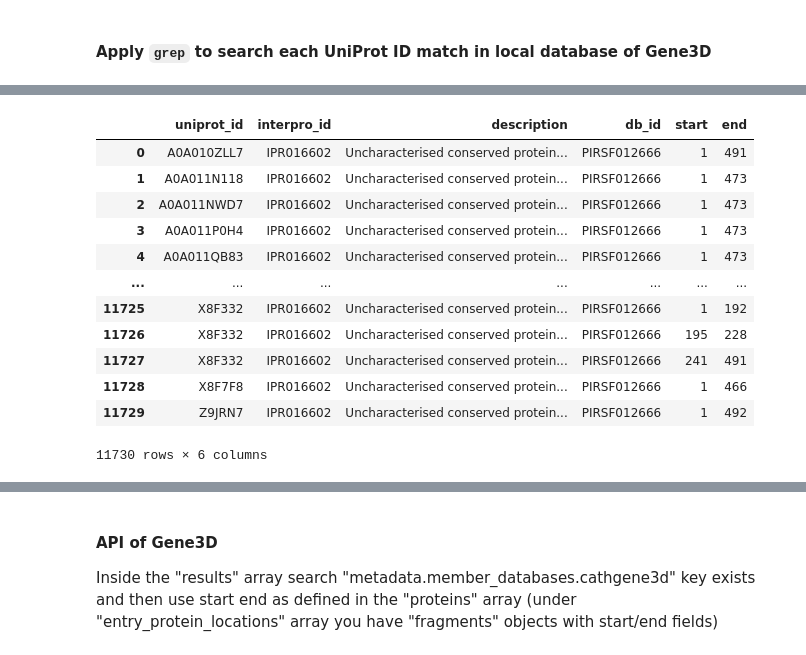
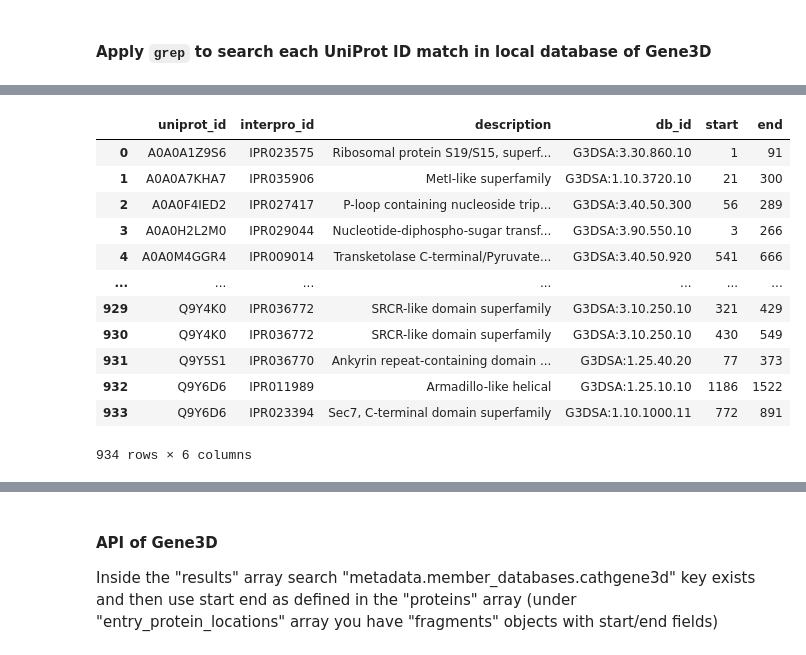
Before and after one commit to BioComputingUP/caid2-reference, a Jupyter notebook: src/notebooks/references.ipynb, the cells around one changed output, grey strips where cells are left out. Saved outputs shown, nothing was run; the diff lists cells and outputs as text; code cells hidden in the pictures.

Commit message:
Added Gene3D Dataframe and reference.

```diff
--- a/src/notebooks/references.ipynb
+++ b/src/notebooks/references.ipynb
@@ -731,22 +738,22 @@ gzip "${dir_results_tables}/gene3d_for_caid2.tsv"
 # %%
 try:
-    os.path.exists(f'{dir_results_tables}/gene3d_for_caid2.tsv.gz')
+    os.path.exists(f'{dir_results_tables}/gene3d_g3dsa_for_caid2.tsv')
 except FileNotFoundError as e:
     raise e
 else:
-    df_gene3d = pd.read_table(f'{dir_results_tables}/gene3d_for_caid2.tsv.gz', header=0)
+    df_gene3d = pd.read_table(f'{dir_results_tables}/gene3d_g3dsa_for_caid2.tsv', header=0)
 df_gene3d
 # %% [output]
 |  | uniprot_id | interpro_id | description | db_id | start | end |
-| 0 | A0A010ZLL7 | IPR016602 | Uncharacterised conserved protein... | PIRSF012666 | 1 | 491 |
-| 1 | A0A011N118 | IPR016602 | Uncharacterised conserved protein... | PIRSF012666 | 1 | 473 |
-| 2 | A0A011NWD7 | IPR016602 | Uncharacterised conserved protein... | PIRSF012666 | 1 | 473 |
-| 3 | A0A011P0H4 | IPR016602 | Uncharacterised conserved protein... | PIRSF012666 | 1 | 473 |
-| 4 | A0A011QB83 | IPR016602 | Uncharacterised conserved protein... | PIRSF012666 | 1 | 473 |
+| 0 | A0A0A1Z9S6 | IPR023575 | Ribosomal protein S19/S15, superf... | G3DSA:3.30.860.10 | 1 | 91 |
+| 1 | A0A0A7KHA7 | IPR035906 | MetI-like superfamily | G3DSA:1.10.3720.10 | 21 | 300 |
+| 2 | A0A0F4IED2 | IPR027417 | P-loop containing nucleoside trip... | G3DSA:3.40.50.300 | 56 | 289 |
+| 3 | A0A0H2L2M0 | IPR029044 | Nucleotide-diphospho-sugar transf... | G3DSA:3.90.550.10 | 3 | 266 |
+| 4 | A0A0M4GGR4 | IPR009014 | Transketolase C-terminal/Pyruvate... | G3DSA:3.40.50.920 | 541 | 666 |
 | ... | ... | ... | ... | ... | ... | ... |
-| 11725 | X8F332 | IPR016602 | Uncharacterised conserved protein... | PIRSF012666 | 1 | 192 |
-| 11726 | X8F332 | IPR016602 | Uncharacterised conserved protein... | PIRSF012666 | 195 | 228 |
-| 11727 | X8F332 | IPR016602 | Uncharacterised conserved protein... | PIRSF012666 | 241 | 491 |
-| 11728 | X8F7F8 | IPR016602 | Uncharacterised conserved protein... | PIRSF012666 | 1 | 466 |
-| 11729 | Z9JRN7 | IPR016602 | Uncharacterised conserved protein... | PIRSF012666 | 1 | 492 |
+| 929 | Q9Y4K0 | IPR036772 | SRCR-like domain superfamily | G3DSA:3.10.250.10 | 321 | 429 |
+| 930 | Q9Y4K0 | IPR036772 | SRCR-like domain superfamily | G3DSA:3.10.250.10 | 430 | 549 |
+| 931 | Q9Y5S1 | IPR036770 | Ankyrin repeat-containing domain ... | G3DSA:1.25.40.20 | 77 | 373 |
+| 932 | Q9Y6D6 | IPR011989 | Armadillo-like helical | G3DSA:1.25.10.10 | 1186 | 1522 |
+| 933 | Q9Y6D6 | IPR023394 | Sec7, C-terminal domain superfamily | G3DSA:1.10.1000.11 | 772 | 891 |
-11730 rows × 6 columns
+934 rows × 6 columns
```
Also changed, not shown: parts of 16 cells of this notebook.
